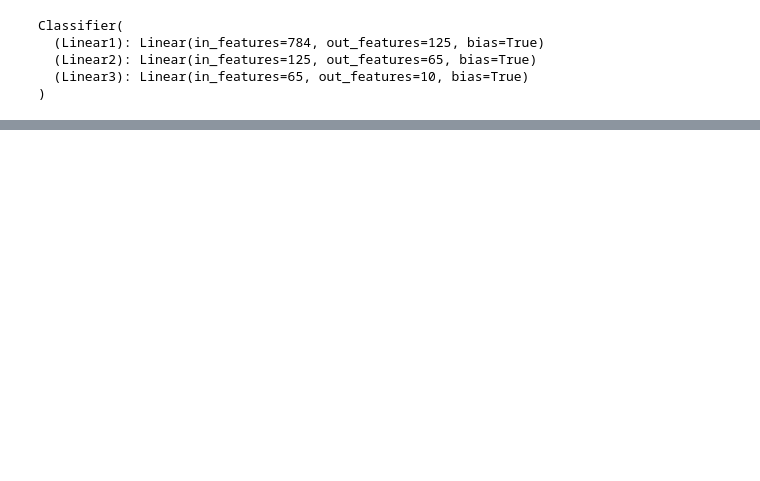
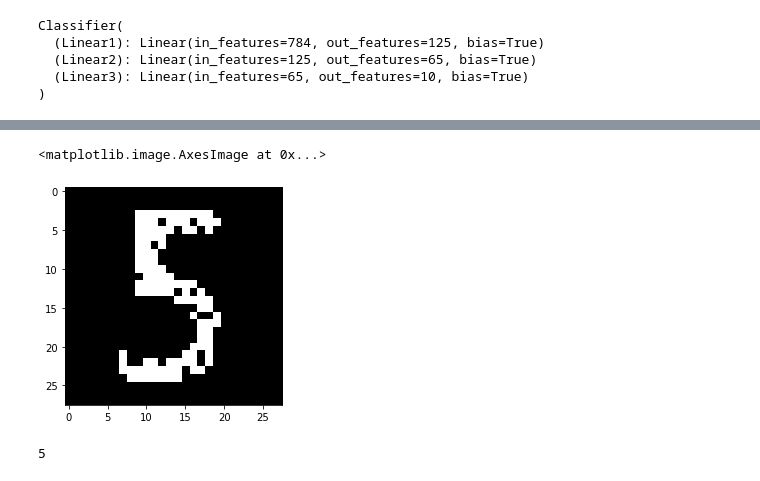
Before and after one commit to KevoKillmonger/Petty-Mayonaise, a Jupyter notebook: ImageRecognition_MNIST_.ipynb, the cells around one changed output, grey strips where cells are left out. Saved outputs shown, nothing was run; the diff lists cells and outputs as text; code cells hidden in the pictures; blank space fills up the shorter version.

```diff
--- a/ImageRecognition_MNIST_.ipynb
+++ b/ImageRecognition_MNIST_.ipynb
@@ -150,0 +224,15 @@ plt.plot(running_corrects_history, label='training accurary')
+# %%
+img = PIL.ImageOps.invert(img)
+img = img.convert('1')
+img = transform(img)
+plt.imshow(im_convert(img))
+# %% [output]
+<matplotlib.image.AxesImage at 0x...>
+[figure, added]
+# %%
+img = img.view(img.shape[0], -1)
+output = model(img)
+_, pred = torch.max(output, 1)
+print(pred.item())
+# %% [output]
+5
```
Also changed, not shown: parts of 10 cells of this notebook.
